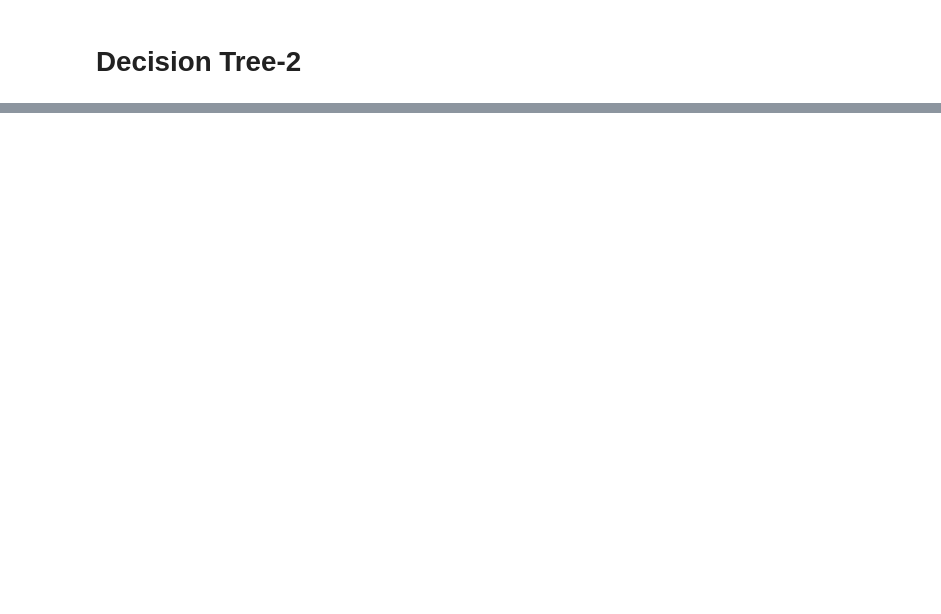
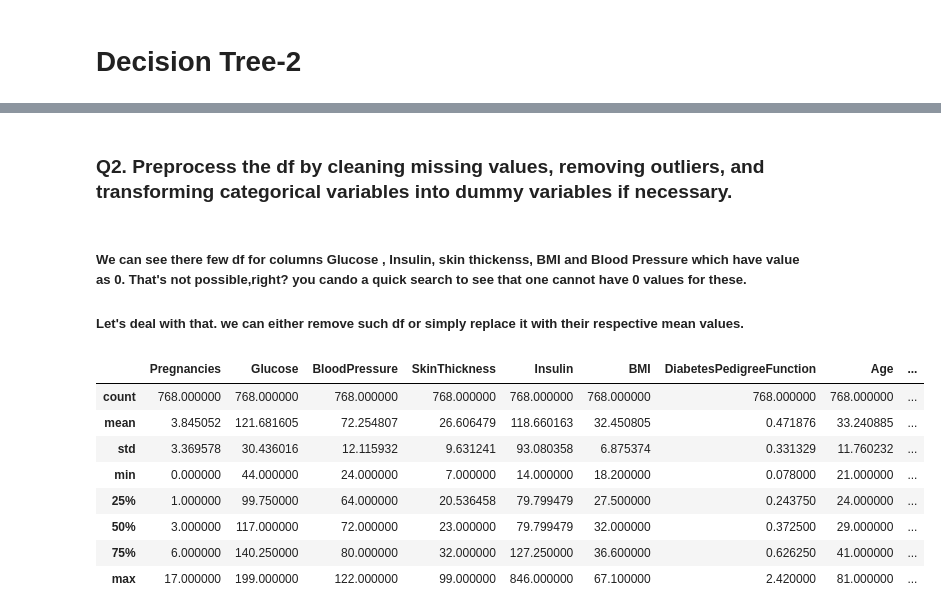
Before and after one commit to piidus/data_science, a Jupyter notebook: Machine_Learning/Decision Tree-2_05-apr.ipynb, the cells around one changed output, grey strips where cells are left out. Cells and saved outputs as stored; diff of their text form; code cells hidden in the pictures; blank space fills up the shorter version.

```diff
--- a/Machine_Learning/Decision Tree-2_05-apr.ipynb
+++ b/Machine_Learning/Decision Tree-2_05-apr.ipynb
@@ -46,0 +71,23 @@ risks.
+# %% [markdown]
+### Q2. Preprocess the df by cleaning missing values, removing outliers, and transforming categorical variables into dummy variables if necessary.
+# %% [markdown]
+##### We can see there few df for columns Glucose , Insulin, skin thickenss, BMI and Blood Pressure which have value as 0. That's not possible,right? you  cando a quick search to see that one cannot have 0 values for these.
+##### Let's deal with that. we can either remove such df or simply replace it with their respective mean values.
+# %%
+# now replacing zero values with the mean of the column
+df['BMI'] = df['BMI'].replace(0,df['BMI'].mean())
+df['BloodPressure'] = df['BloodPressure'].replace(0,df['BloodPressure'].mean())
+df['Glucose'] = df['Glucose'].replace(0,df['Glucose'].mean())
+df['Insulin'] = df['Insulin'].replace(0,df['Insulin'].mean())
+df['SkinThickness'] = df['SkinThickness'].replace(0,df['SkinThickness'].mean())
+df.describe()
+# %% [output]
+|  | Pregnancies | Glucose | BloodPressure | SkinThickness | Insulin | BMI | DiabetesPedigreeFunction | Age | ... |
+| count | 768.000000 | 768.000000 | 768.000000 | 768.000000 | 768.000000 | 768.000000 | 768.000000 | 768.000000 | ... |
+| mean | 3.845052 | 121.681605 | 72.254807 | 26.606479 | 118.660163 | 32.450805 | 0.471876 | 33.240885 | ... |
+| std | 3.369578 | 30.436016 | 12.115932 | 9.631241 | 93.080358 | 6.875374 | 0.331329 | 11.760232 | ... |
+| min | 0.000000 | 44.000000 | 24.000000 | 7.000000 | 14.000000 | 18.200000 | 0.078000 | 21.000000 | ... |
+| 25% | 1.000000 | 99.750000 | 64.000000 | 20.536458 | 79.799479 | 27.500000 | 0.243750 | 24.000000 | ... |
+| 50% | 3.000000 | 117.000000 | 72.000000 | 23.000000 | 79.799479 | 32.000000 | 0.372500 | 29.000000 | ... |
+| 75% | 6.000000 | 140.250000 | 80.000000 | 32.000000 | 127.250000 | 36.600000 | 0.626250 | 41.000000 | ... |
+| max | 17.000000 | 199.000000 | 122.000000 | 99.000000 | 846.000000 | 67.100000 | 2.420000 | 81.000000 | ... |
```
Also changed, not shown: parts of 29 cells of this notebook.
